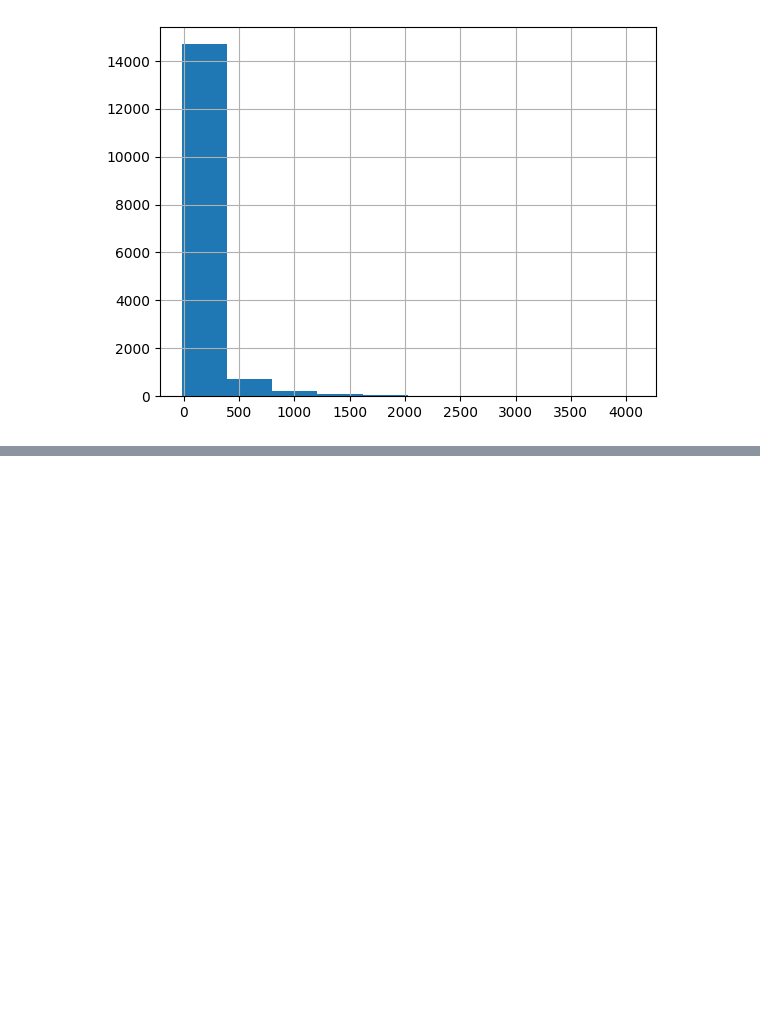
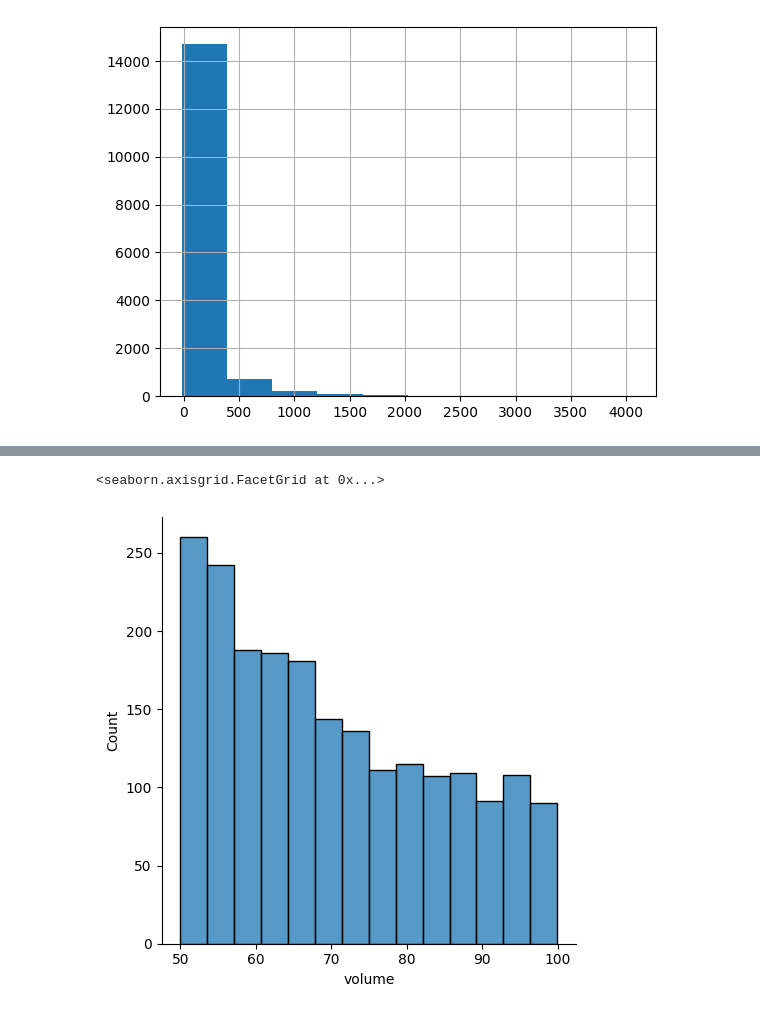
Before and after one commit to BRIJNANDA1979/Climate-Water-Supply-Forecast-Rodeo, a Jupyter notebook: Version_1_Seasonal_Analysis_of_Water_Supply_Forecast_Rodeo_project.ipynb, the cells around one changed output, grey strips where cells are left out. Saved outputs shown, nothing was run; the diff lists cells and outputs as text; code cells hidden in the pictures; blank space fills up the shorter version.

```diff
--- a/Version_1_Seasonal_Analysis_of_Water_Supply_Forecast_Rodeo_project.ipynb
+++ b/Version_1_Seasonal_Analysis_of_Water_Supply_Forecast_Rodeo_project.ipynb
@@ -765,0 +880,5 @@ df['volume'].hist()
+# %%
+sns.displot(df_sample_A['volume'])
+# %% [output]
+<seaborn.axisgrid.FacetGrid at 0x...>
+[figure, added]
```
Also changed, not shown: parts of 60 cells of this notebook.
